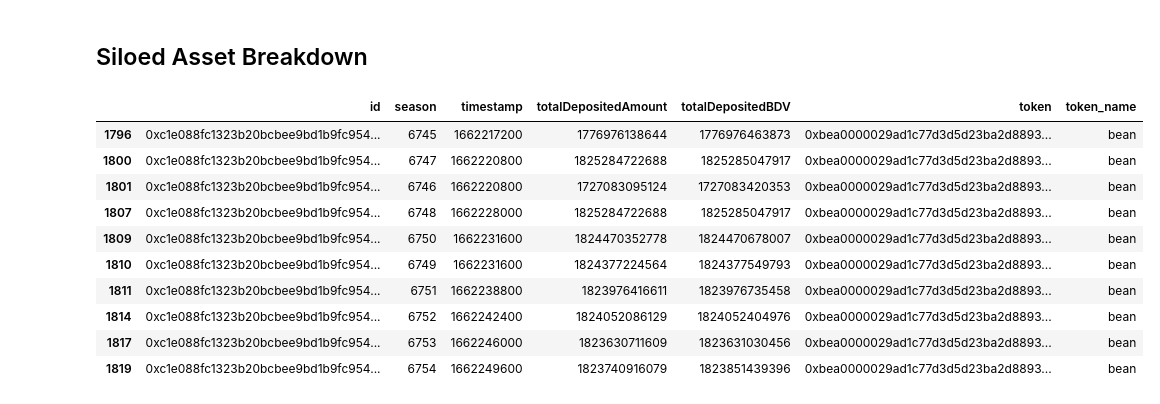
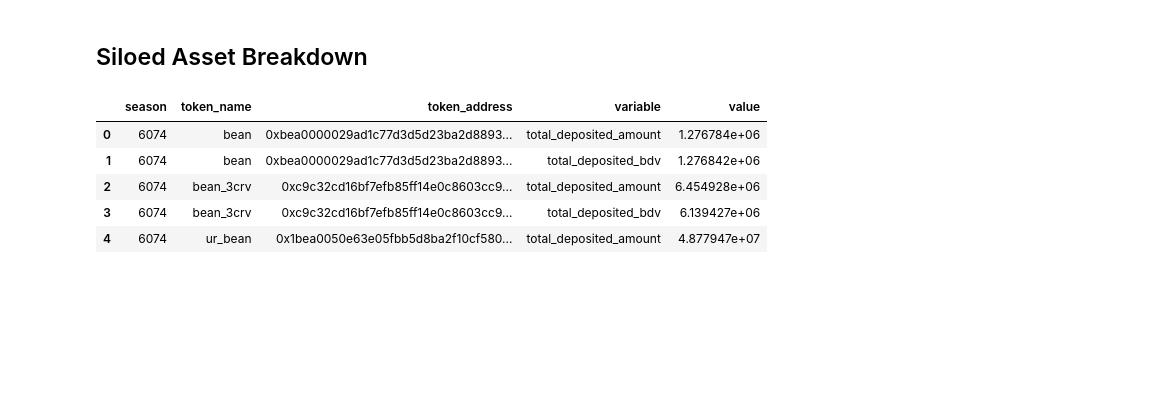
Before and after one commit to BeanstalkFarms/Beanstalk-Analytics, a Jupyter notebook: notebooks/Silo.ipynb, the cells around one changed output. Drawn from its saved outputs; the diff is of its cells as text; code cells hidden in the pictures; blank space fills up the shorter version.

```diff
--- a/notebooks/Silo.ipynb
+++ b/notebooks/Silo.ipynb
@@ -58,53 +89,49 @@ df_snaps_raw = pd.concat([
 # %%
 
-from collections import defaultdict
+df_silo = query_silo_asset_hourly_snapshots(refresh=8).copy()
+df_silo = remove_prefix(df_silo, 'siloAssetHourlySnapshots_')
+df_silo = df_silo.groupby(['season', 'token_address']).last().reset_index() # TODO: verify if this does anything
+df_silo = df_silo.melt(
+    id_vars=['season', 'token_address', 'token_name'],
+    value_vars=['total_deposited_amount', 'total_deposited_bdv']
+)
+"""
+Hourly snapshots for a particular asset only exist when there was some update
+to amount of assets in the silo for that particular hour.
 
-df_dep = df_snaps_raw.copy()
-df_dep = remove_prefix(df_dep, 'siloAssetHourlySnapshots_').sort_values('timestamp').reset_index(drop=True)
-df_dep['token'] = df_dep['id'].apply(lambda v: v.split('-')[1])
-# df_dep = df_dep.groupby(['season', 'token']).last().reset_index()
-# seasons = sorted(df_dep.season.unique())
-# tokens = df_dep.token.unique()
-# records = []
-token_addr_inv = {v: k for k, v in token_addrs.items()}
-# token_mult = OrderedDict(dict(
-#     bean=1e-6,
-#     bean_3crv=1e-18,
-#     ur_bean=1e-6,
-#     ur_bean_3crv=1e-12,
-# ))
-# last_value = defaultdict(float)
-# for s, t in product(seasons, tokens):
-#     metrics = {}
-#     for m in ['totalDepositedAmount', 'totalDepositedBDV']:
-#         v = df_dep.loc[(df_dep.season == s) & (df_dep.token == t)][m]
-#         if len(v):
-#             v = v.values[0]
-#         else:
-#             v = last_value.get((t,m), 0)
-#         v = v * token_mult[token_addr_inv[t]]
-#         last_value[(t,m)] = v
-#         metrics[m] = v
-#     records.append({
-#         "season": s,
-#         "token": t,
-#         **metrics
-#     })
-# df_dep = pd.DataFrame(records)
+Thus, we construct a full axis for all combinations of season, token, and metric
+then join our existing data onto this axis. We then forward fill values within
+groups of unique token and metric.
+"""
+szn_min = df_silo.season.min()
+szn_max = df_silo.season.max()
+df_silo = pd.DataFrame([
+    {
+        "season": s, "token_name": token_name,
+        "token_address": token_addr, "variable": m
+    }
+    for s in range(szn_min, szn_max + 1)
+        for token_name, token_addr in ADDRS_SILO_TOKENS.items()
+            for m in ['total_deposited_amount', 'total_deposited_bdv']
+]).merge(
+    df_silo, how="left", on=["season", "token_address", "token_name", "variable"], validate="1:1"
+)
+df_silo = df_silo.sort_values("season").reset_index(drop=True)
+# row for each combination of silo token (4) and metric (2)
+assert_complete_season_axis(df_silo, count_expected=len(ADDRS_SILO_TOKENS) * 2)
+# For reference: applying ffill within groups
+# https://www.pauldesalvo.com/how-to-apply-a-forward-fill-ffill-to-groups-in-pandas/
+df_silo['value'] = df_silo.groupby(
+    ['token_address', 'token_name', 'variable']
+)['value'].transform(lambda x: x.ffill())
+assert not df_silo.isna().values.any()
 
-df_dep['token_name'] = df_dep.token.apply(lambda v: token_addr_inv[v])
-
-df_dep = df_dep.loc[df_dep.token_name == 'bean']
-ddf(df_dep.tail(10))
+df_silo.head()
+# ddf(df_silo)
 # %% [output]
-|  | id | season | timestamp | totalDepositedAmount | totalDepositedBDV | token | token_name |
-| 1796 | 0xc1e088fc1323b20bcbee9bd1b9fc954... | 6745 | 1662217200 | 1776976138644 | 1776976463873 | 0xbea0000029ad1c77d3d5d23ba2d8893... | bean |
-| 1800 | 0xc1e088fc1323b20bcbee9bd1b9fc954... | 6747 | 1662220800 | 1825284722688 | 1825285047917 | 0xbea0000029ad1c77d3d5d23ba2d8893... | bean |
-| 1801 | 0xc1e088fc1323b20bcbee9bd1b9fc954... | 6746 | 1662220800 | 1727083095124 | 1727083420353 | 0xbea0000029ad1c77d3d5d23ba2d8893... | bean |
-| 1807 | 0xc1e088fc1323b20bcbee9bd1b9fc954... | 6748 | 1662228000 | 1825284722688 | 1825285047917 | 0xbea0000029ad1c77d3d5d23ba2d8893... | bean |
-| 1809 | 0xc1e088fc1323b20bcbee9bd1b9fc954... | 6750 | 1662231600 | 1824470352778 | 1824470678007 | 0xbea0000029ad1c77d3d5d23ba2d8893... | bean |
-| 1810 | 0xc1e088fc1323b20bcbee9bd1b9fc954... | 6749 | 1662231600 | 1824377224564 | 1824377549793 | 0xbea0000029ad1c77d3d5d23ba2d8893... | bean |
-| 1811 | 0xc1e088fc1323b20bcbee9bd1b9fc954... | 6751 | 1662238800 | 1823976416611 | 1823976735458 | 0xbea0000029ad1c77d3d5d23ba2d8893... | bean |
-| 1814 | 0xc1e088fc1323b20bcbee9bd1b9fc954... | 6752 | 1662242400 | 1824052086129 | 1824052404976 | 0xbea0000029ad1c77d3d5d23ba2d8893... | bean |
-| 1817 | 0xc1e088fc1323b20bcbee9bd1b9fc954... | 6753 | 1662246000 | 1823630711609 | 1823631030456 | 0xbea0000029ad1c77d3d5d23ba2d8893... | bean |
-| 1819 | 0xc1e088fc1323b20bcbee9bd1b9fc954... | 6754 | 1662249600 | 1823740916079 | 1823851439396 | 0xbea0000029ad1c77d3d5d23ba2d8893... | bean |
+|  | season | token_name | token_address | variable | value |
+| 0 | 6074 | bean | 0xbea0000029ad1c77d3d5d23ba2d8893... | total_deposited_amount | 1.276784e+06 |
+| 1 | 6074 | bean | 0xbea0000029ad1c77d3d5d23ba2d8893... | total_deposited_bdv | 1.276842e+06 |
+| 2 | 6074 | bean_3crv | 0xc9c32cd16bf7efb85ff14e0c8603cc9... | total_deposited_amount | 6.454928e+06 |
+| 3 | 6074 | bean_3crv | 0xc9c32cd16bf7efb85ff14e0c8603cc9... | total_deposited_bdv | 6.139427e+06 |
+| 4 | 6074 | ur_bean | 0x1bea0050e63e05fbb5d8ba2f10cf580... | total_deposited_amount | 4.877947e+07 |
```
Also changed, not shown: parts of 6 cells of this notebook, 7 other files.
